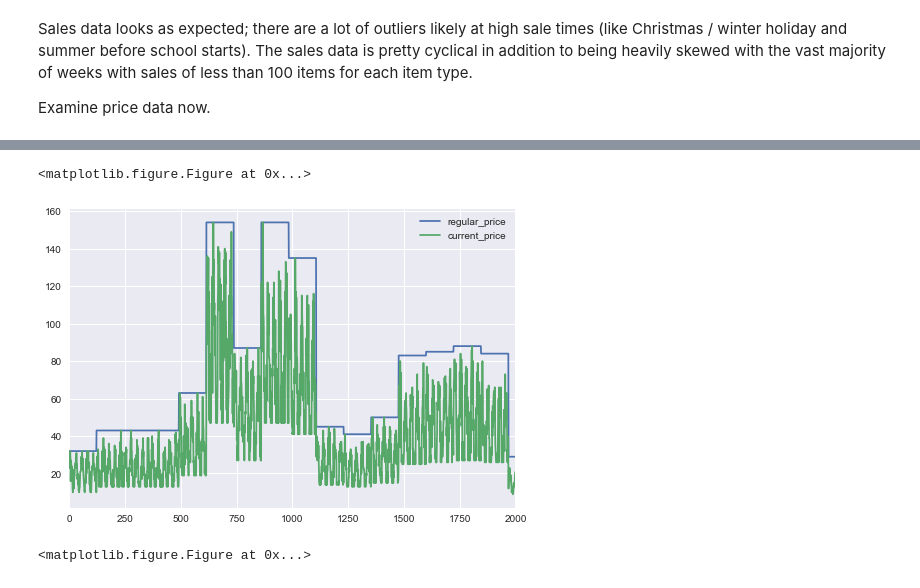
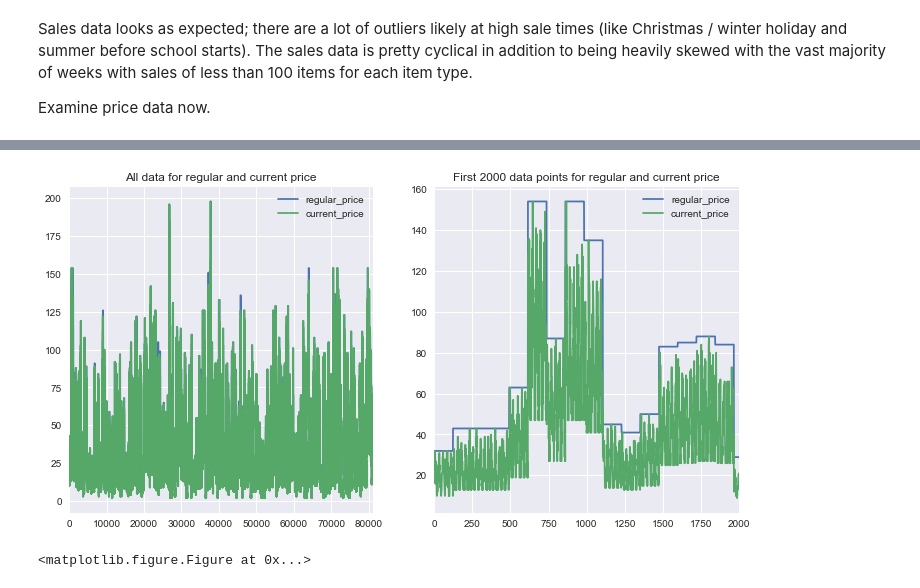
Before and after one commit to swekul/RetailSales_CaseStudy, a Jupyter notebook: RetailSales_DemandForecasting_McRoberts.ipynb, the cells around one changed output, grey strips where cells are left out. Drawn from its saved outputs; the diff is of its cells as text; code cells hidden in the pictures.

```diff
--- a/RetailSales_DemandForecasting_McRoberts.ipynb
+++ b/RetailSales_DemandForecasting_McRoberts.ipynb
@@ -267,10 +253,12 @@ plt.show()
-# %%
-plt.figure()
-data_joined[0:2000].plot(y = ['regular_price', 'current_price'])
-plt.show()
-# %% [output]
-<matplotlib.figure.Figure at 0x...>
-[figure, removed]
+# %%
+fig, axes = plt.subplots(nrows=1, ncols=2, figsize = (12,6))
+data_joined.plot(ax = axes[0], y = ['regular_price', 'current_price'])
+axes[0].set_title('All data for regular and current price')
+data_joined[0:2000].plot(ax = axes[1], y = ['regular_price', 'current_price'])
+axes[1].set_title('First 2000 data points for regular and current price')
+plt.show()
+# %% [output]
+[figure, added]
 # %%
 plt.figure()
 data_joined.plot(y = ['regular_price', 'current_price'], kind = 'hist', subplots = True)
```
Also changed, not shown: parts of 22 cells of this notebook.
